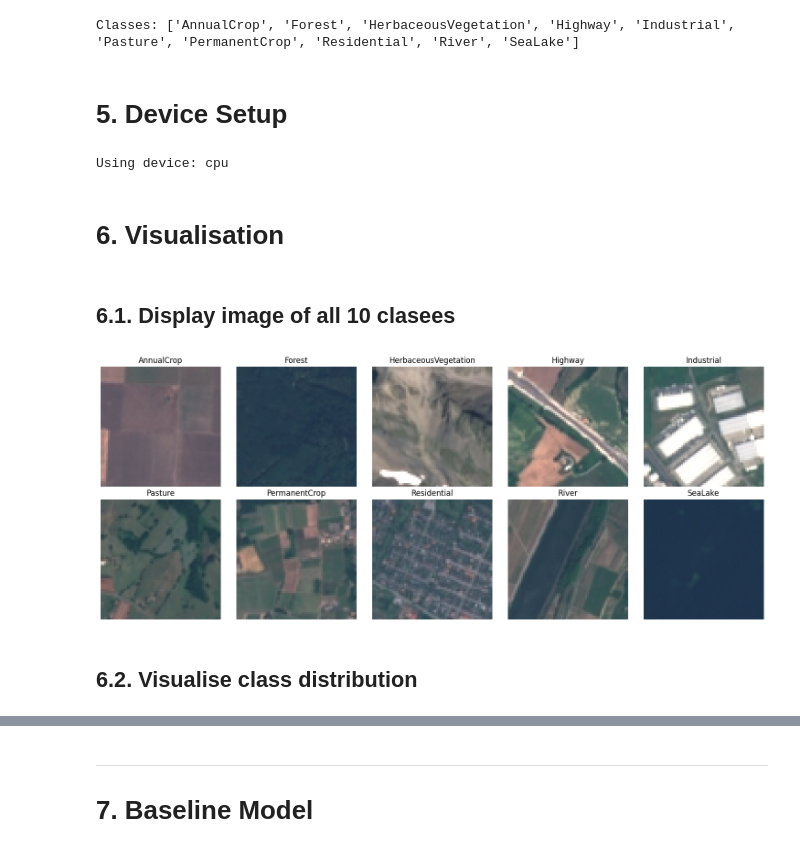
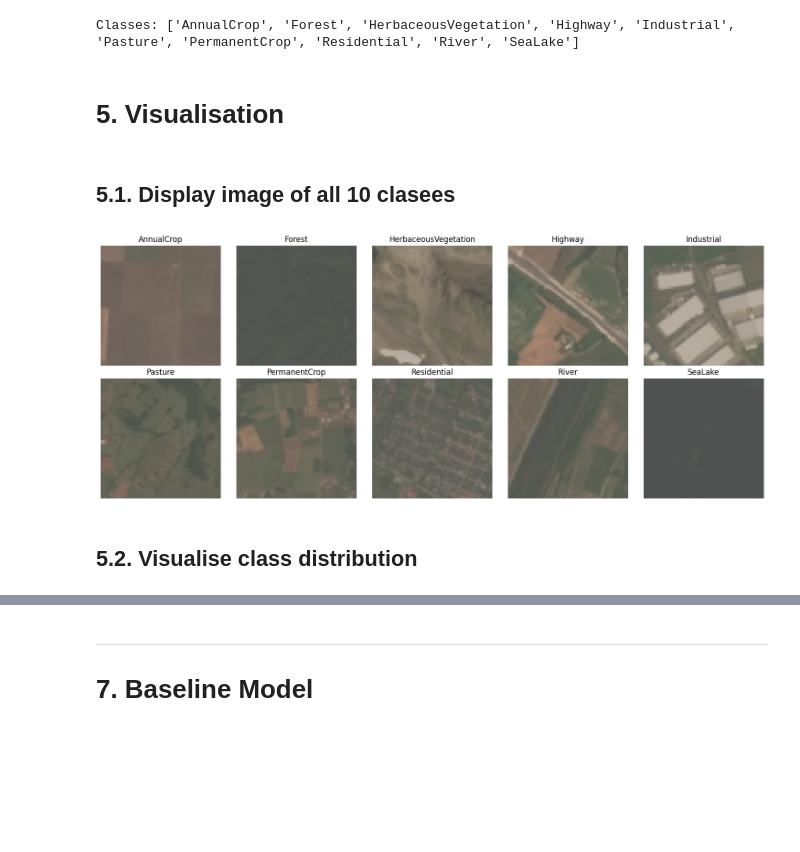
Before and after one commit to Natashaa7/EuroSAT-Land-Cover-Classification, a Jupyter notebook: Land Cover Classification.ipynb, the cells around one changed output, grey strips where cells are left out. Saved outputs shown, nothing was run; the diff lists cells and outputs as text; code cells hidden in the pictures; blank space fills up the shorter version.

Commit message:
train baseline, improved cnn and pretrained model

```diff
--- a/Land Cover Classification.ipynb
+++ b/Land Cover Classification.ipynb
@@ -16,7 +17,7 @@ from collections import Counter
 # %% [markdown]
 # 2. Import image dataset
 # %%
-data_dir = "EuroSAT"
+data_dir = "/kaggle/input/datasets/natashashrestha77/eurosat/EuroSAT"
 
 train_dir = os.path.join(data_dir, "train")
 val_dir = os.path.join(data_dir, "val")
@@ -24,15 +25,18 @@ test_dir = os.path.join(data_dir, "test")
 # %% [markdown]
 # 3. Transform image into tensor format
 # %%
-basic_transform = transforms.Compose([
-    transforms.ToTensor()
+baseline_transform = transforms.Compose([
+    transforms.Resize((64, 64)),
+    transforms.ToTensor(),
+    transforms.Normalize((0.5, 0.5, 0.5),
+                         (0.5, 0.5, 0.5))
 ])
 # %% [markdown]
 # 4. Load Datasets
 # %%
-train_dataset = datasets.ImageFolder(train_dir, transform=basic_transform)
-val_dataset = datasets.ImageFolder(val_dir, transform=basic_transform)
-test_dataset = datasets.ImageFolder(test_dir, transform=basic_transform)
+train_dataset = datasets.ImageFolder(train_dir, transform=baseline_transform)
+val_dataset = datasets.ImageFolder(val_dir, transform=baseline_transform)
+test_dataset = datasets.ImageFolder(test_dir, transform=baseline_transform)
 
 train_loader = DataLoader(train_dataset, batch_size=32, shuffle=True)
 val_loader = DataLoader(val_dataset, batch_size=32)
@@ -44,50 +48,62 @@ class_names = train_dataset.classes
 print("Classes:", class_names)
 # %% [output]
 Classes: ['AnnualCrop', 'Forest', 'HerbaceousVegetation', 'Highway', 'Industrial', 'Pasture', 'PermanentCrop', 'Residential', 'River', 'SeaLake']
-# %% [markdown]
-# 5. Device Setup
-# %%
-device = torch.device("cuda" if torch.cuda.is_available() else "cpu")
-print("Using device:", device)
-# %% [output]
-Using device: cpu
 # %% [markdown]
-# 6. Visualisation
+# 5. Visualisation
 # %% [markdown]
-## 6.1. Display image of all 10 clasees
+## 5.1. Display image of all 10 clasees
 # %%
 def show_one_per_class(dataset):
-    fig, axes = plt.subplots(2, 5, figsize=(15, 6))
+    num_classes = len(dataset.classes)
+    cols = 5
+    rows = (num_classes + cols - 1) // cols
+
+    fig, axes = plt.subplots(rows, cols, figsize=(15, 3 * rows))
     axes = axes.flatten()
 
     class_seen = {}
     i = 0
 
+    # ImageNet normalization values (used in most pretrained models like ResNet)
+    mean = np.array([0.485, 0.456, 0.406])
+    std = np.array([0.229, 0.224, 0.225])
+
     for img, label in dataset:
         if label not in class_seen:
-            class_seen[label] = img
+            class_seen[label] = True
 
             # Convert CHW → HWC
-            img_display = img.permute(1, 2, 0)
+            img_display = img.permute(1, 2, 0).cpu().numpy()
+
+            # 🔥 Denormalize image
+            img_display = (img_display * std) + mean
+
+            # Clip values to valid range
+            img_display = np.clip(img_display, 0, 1)
 
             axes[i].imshow(img_display)
             axes[i].set_title(dataset.classes[label])
             axes[i].axis("off")
 
             i += 1
 
-        if len(class_seen) == len(dataset.classes):
+        if len(class_seen) == num_classes:
             break
+
+    # Hide unused subplots
+    for j in range(i, len(axes)):
+        axes[j].axis("off")
 
     plt.tight_layout()
     plt.show()
 
+
 # Call function
 show_one_per_class(train_dataset)
 # %% [output]
-[figure, old version]
+[figure, new version]
 # %% [markdown]
-## 6.2. Visualise class distribution
+## 5.2. Visualise class distribution
 # %%
 # Get labels
 labels = [label for _, label in train_dataset]
```
Also changed, not shown: parts of 51 cells of this notebook.
